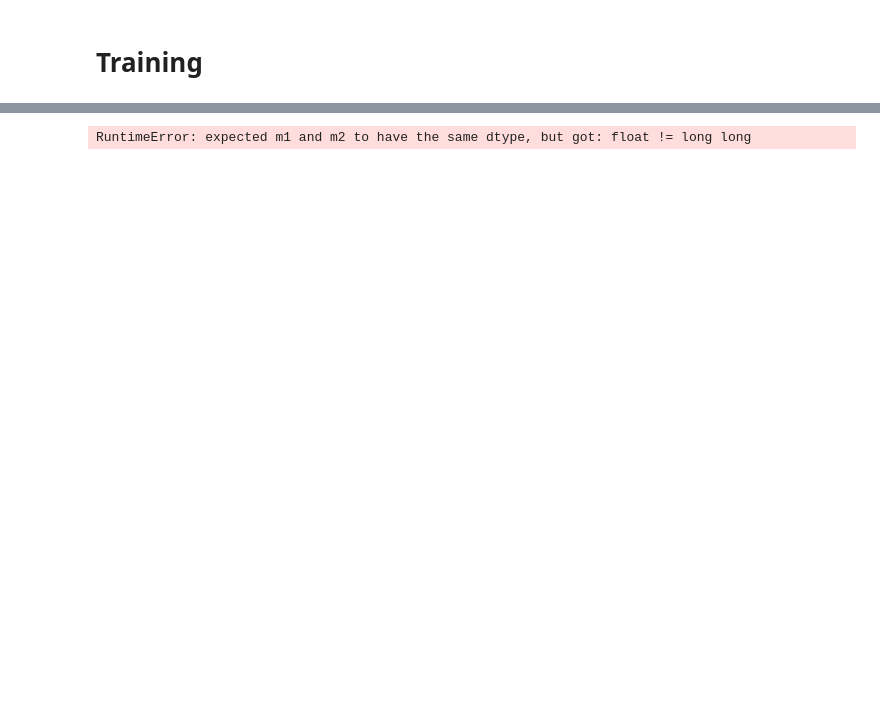
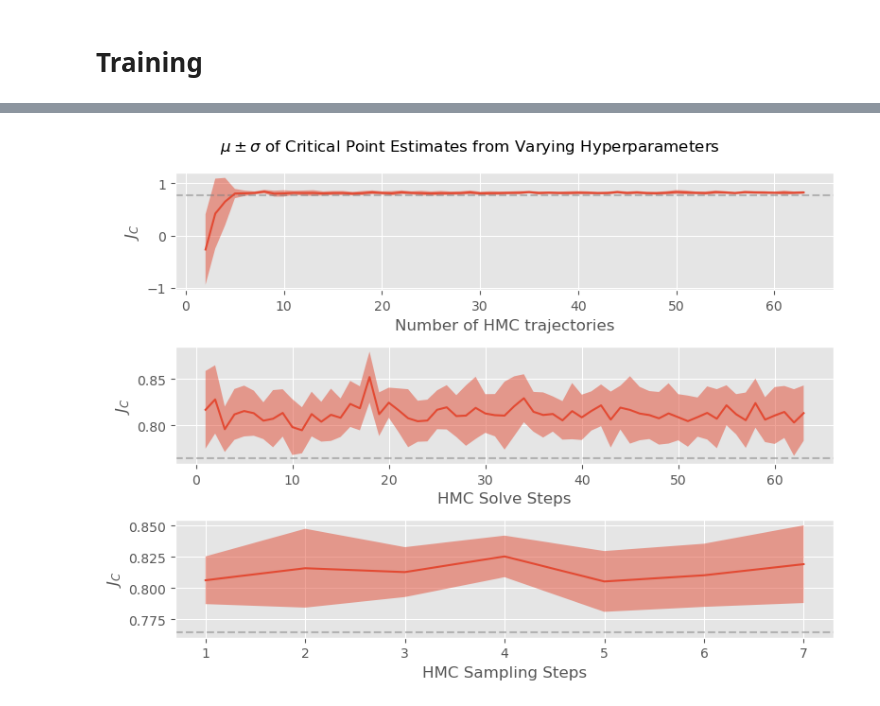
Before and after one commit to jshe2304/dlrg, a Jupyter notebook: train.ipynb, the cells around one changed output, grey strips where cells are left out. Saved outputs shown, nothing was run; the diff lists cells and outputs as text; code cells hidden in the pictures; blank space fills up the shorter version.

```diff
--- a/train.ipynb
+++ b/train.ipynb
@@ -213,65 +204,48 @@ fig.tight_layout()
-# %%
-x, y = torch.meshgrid(
-    torch.linspace(0, 1.5, 100, requires_grad=False),
-    torch.linspace(-0.3, 0.3, 100, requires_grad=False),
-    indexing='xy'
-)
-
-grid = torch.stack((x, y), dim=2).to(device)
-
-mapping = torch.tensor(
-    [[1, 0, 0, 0, 0],
-     [0, 1, 1, 1, 1]],
-    device=device
-)
-
-flow_grid = (flow(grid @ mapping) @ mapping.t()).cpu().detach()
-
-plt.streamplot(
-    x.numpy(), y.numpy(),
-    flow_grid[:, :, 0], flow_grid[:, :, 1],
-    density=2,
-    linewidth=0.5,
-    color='black'
-)
-# %% [output]
-RuntimeError: expected m1 and m2 to have the same dtype, but got: float != long long
 # %%
 roots_dict = {
     'Number of HMC trajectories' : torch.load('./data/hyperparameter_tuning_1/n_models/roots.pt', map_location=torch.device('cpu')),
-    'Number of Contrastive Divergence Samples' : torch.load('./data/hyperparameter_tuning_1/n_cd_samples/roots.pt', map_location=torch.device('cpu')),
-    'Number of Fine-Grain Model Gibbs Steps' : torch.load('./data/hyperparameter_tuning_1/k_fine/roots.pt', map_location=torch.device('cpu')),
-    'Number of Coarse-Grain Model Gibbs Steps' : torch.load('./data/hyperparameter_tuning_1/k_coarse/roots.pt', map_location=torch.device('cpu')),
+    #'Contrastive Divergence Batch Size' : torch.load('./data/hyperparameter_tuning_1/n_cd_samples/roots.pt', map_location=torch.device('cpu')),
+    #'Number of Fine-Grain Model Gibbs Steps' : torch.load('./data/hyperparameter_tuning_1/k_fine/roots.pt', map_location=torch.device('cpu')),
+    #'Number of Coarse-Grain Model Gibbs Steps' : torch.load('./data/hyperparameter_tuning_1/k_coarse/roots.pt', map_location=torch.device('cpu')),
+    #r'$\delta t$' : torch.load('./data/hyperparameter_tuning_1/hmc_dt/roots.pt', map_location=torch.device('cpu')),
+    'HMC Solve Steps' : torch.load('./data/hyperparameter_tuning_1/hmc_runtime/roots.pt', map_location=torch.device('cpu')),
+    'HMC Sampling Steps' : torch.load('./data/hyperparameter_tuning_1/hmc_steps/roots.pt', map_location=torch.device('cpu')),
 }
 
 values_dict = {
     'Number of HMC trajectories' : torch.load('./data/hyperparameter_tuning_1/n_models/values.pt', map_location=torch.device('cpu')),
-    'Number of Contrastive Divergence Samples' : torch.load('./data/hyperparameter_tuning_1/n_cd_samples/values.pt', map_location=torch.device('cpu')),
-    'Number of Fine-Grain Model Gibbs Steps' : torch.load('./data/hyperparameter_tuning_1/k_fine/values.pt', map_location=torch.device('cpu')),
-    'Number of Coarse-Grain Model Gibbs Steps' : torch.load('./data/hyperparameter_tuning_1/k_coarse/values.pt', map_location=torch.device('cpu')),
+    #'Contrastive Divergence Batch Size' : torch.load('./data/hyperparameter_tuning_1/n_cd_samples/values.pt', map_location=torch.device('cpu')),
+    #'Number of Fine-Grain Model Gibbs Steps' : torch.load('./data/hyperparameter_tuning_1/k_fine/values.pt', map_location=torch.device('cpu')),
+    #'Number of Coarse-Grain Model Gibbs Steps' : torch.load('./data/hyperparameter_tuning_1/k_coarse/values.pt', map_location=torch.device('cpu')),
+    #r'$\delta t$' : torch.load('./data/hyperparameter_tuning_1/hmc_dt/values.pt', map_location=torch.device('cpu')),
+    'HMC Solve Steps' : torch.load('./data/hyperparameter_tuning_1/hmc_runtime/values.pt', map_location=torch.device('cpu')),
+    'HMC Sampling Steps' : torch.load('./data/hyperparameter_tuning_1/hmc_steps/values.pt', map_location=torch.device('cpu')),
 }
 
-fig, axs = plt.subplots(len(roots_dict), 1, figsize=(len(roots_dict) * 2, 8))
+fig, axs = plt.subplots(len(roots_dict), 1, figsize=(8, len(roots_dict) * 2))
 
 for i, (roots, (value_name, values)) in enumerate(zip(roots_dict.values(), values_dict.items())):
 
 
     if i == 0:
         roots = roots[1:]
         values = values[1:]
 
 
     means = roots.nanmean(axis=1)
     stds = torch.tensor([
         run[~run.isnan()].std() for run in roots
     ])
 
-    axs[i].set_ylim(-0.5, 1.5)
     axs[i].axhline(0.7643, color='grey', linestyle='dashed', alpha=0.5)
-
     axs[i].plot(values, means)
     axs[i].fill_between(values, means - stds, means + stds, alpha=0.5)
     axs[i].set_xlabel(value_name)
+    axs[i].set_ylabel(r'$J_C$')
 
-fig.suptitle('Means and Standard Deviations of Critical Point Estimates from Varying Hyperparameters')
+fig.suptitle(r'$\mu \pm \sigma$ of Critical Point Estimates from Varying Hyperparameters')
 fig.tight_layout()
+#
+#fig.savefig('figures/hmc-hyperparameters.png')
+# %% [output]
+[figure, added]
```
Also changed, not shown: parts of 13 cells of this notebook, 39 other files.
